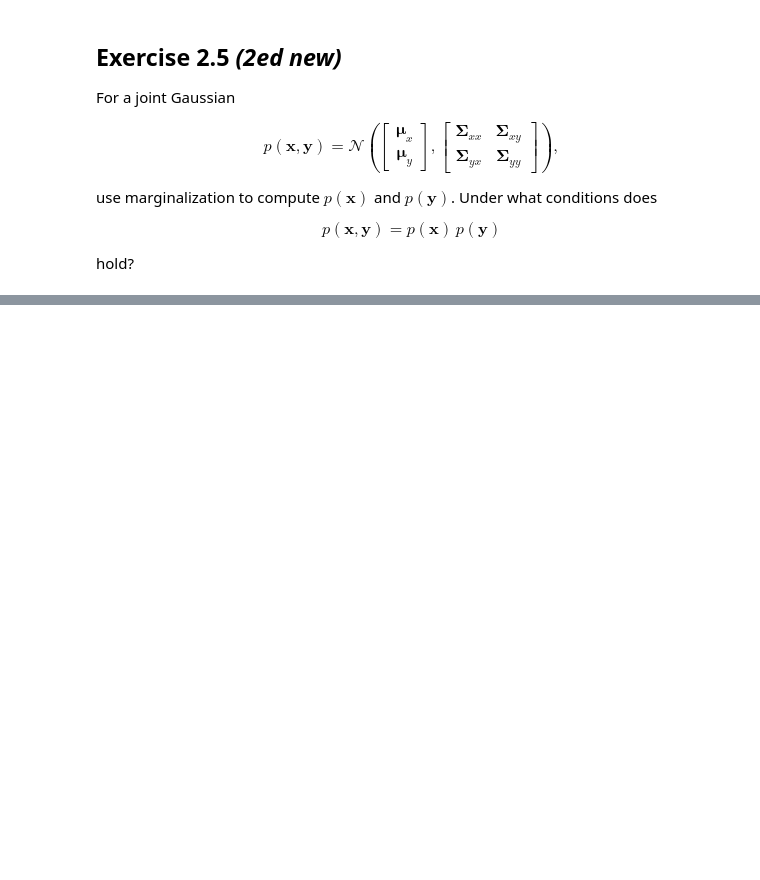
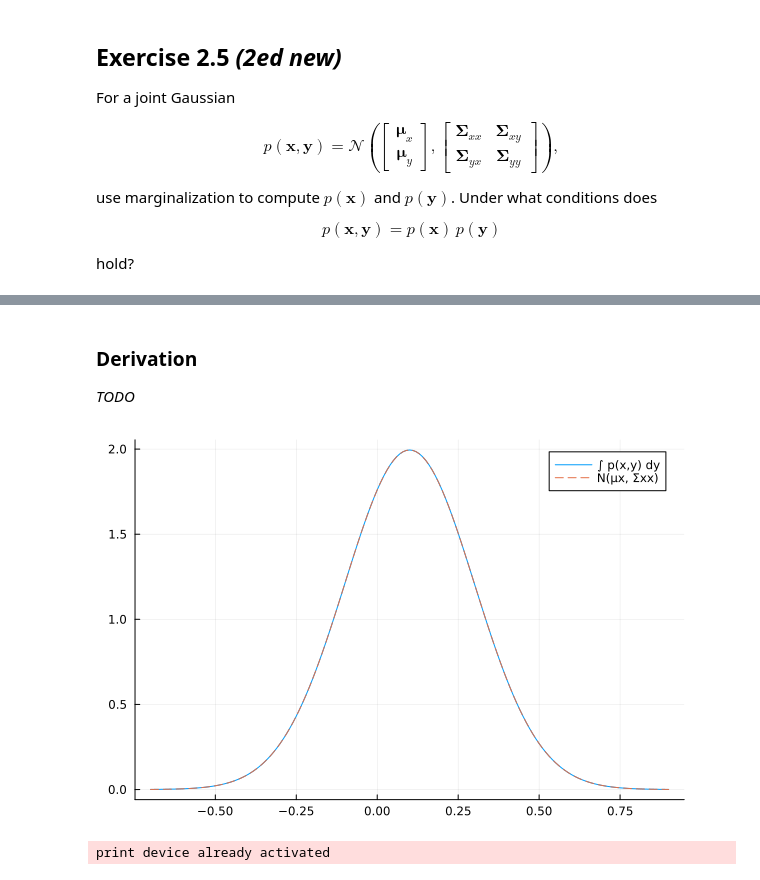
Before and after one commit to aaaph/barfoot, a Jupyter notebook: notebooks/ch02-probability.ipynb, the cells around one changed output, grey strips where cells are left out. Cells and saved outputs as stored; diff of their text form; code cells hidden in the pictures; blank space fills up the shorter version.

```diff
--- a/notebooks/ch02-probability.ipynb
+++ b/notebooks/ch02-probability.ipynb
@@ -108,0 +362,21 @@ _TODO_
+# %%
+# Ex 2.11 check
+Random.seed!(11)
+μ = [0.1, 0.2, 0.3, 0.4, 0.5]
+A = randn(5, 5)
+Σ = Symmetric(A * A' + 0.1I) # Non diagonal
+K = length(μ)
+
+x_dist = MvNormal(μ, Σ)
+x = rand(x_dist, 100_000)
+d = x .- μ
+y = vec(sum(d .* (Σ \ d), dims = 1))
+
+var_y = var(y)
+@assert isapprox(var_y, 2K; rtol = 0.05)
+L = cholesky(Σ).L
+z = L \ d
+cov(z, dims=2)
+
+quantile(Chisq(K), 0.99)
+mean(y .> quantile(Chisq(K), 0.99))
@@ -108,0 +470,28 @@ _TODO_
+# %% [markdown]
+### Derivation
+
+_TODO_
+# %%
+# Ex 2.14 check
+μ_xy = [0.1, 0.35]
+Σ_xy = [0.04 0.01;
+        0.01 0.09]
+
+dist_xy = MvNormal(μ_xy, Σ_xy)
+dist_x = Normal(μ_xy[1], sqrt(Σ_xy[1, 1]))
+
+μ_x = μ_xy[1]
+Σ_xx = Σ_xy[1, 1]
+
+sigma_y = sqrt(Σ_xy[2, 2])
+delta = 0.01
+y_space = μ_xy[2]-10sigma_y:delta:μ_xy[2]+10sigma_y
+x_space = μ_x-4sqrt(Σ_xx):delta:μ_x+4sqrt(Σ_xx)
+p_margs = [sum(pdf(dist_xy, [x0, y]) for y in y_space) * delta for x0 in x_space]
+@assert isapprox(p_margs, pdf.(dist_x, x_space); rtol = 1e-8)
+
+plot(x_space, p_margs, label="∫ p(x,y) dy")
+plot!(x_space, pdf.(dist_x, xs), label="N(μx, Σxx)", ls=:dash)
+# %% [output]
+[figure, added]
+print device already activated
```
Also changed, not shown: parts of 36 cells of this notebook, 1 other file.
